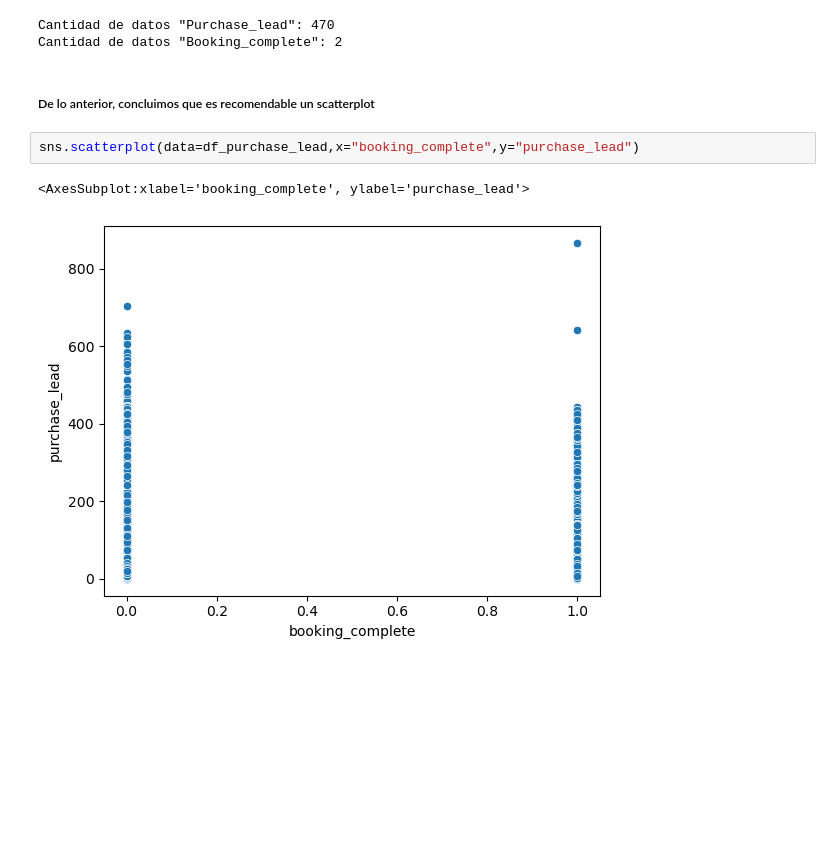
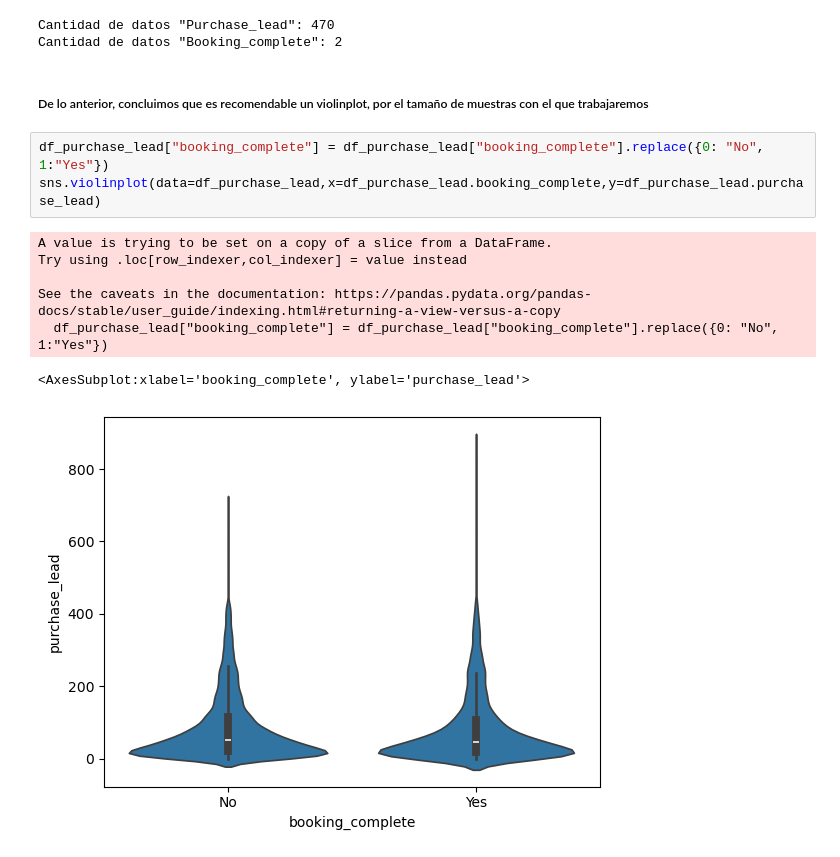
Before and after one commit to CrissRMFI/TP---ORGA, a Jupyter notebook: 01Analisis_airline.ipynb, the cells around one changed output. Drawn from its saved outputs; the diff is of its cells as text; blank space fills up the shorter version.

Commit message:
Seguimos con el analisis, para tratar de predecir el booking_complete == 1

```diff
--- a/01Analisis_airline.ipynb
+++ b/01Analisis_airline.ipynb
@@ -213,9 +213,15 @@ print(f'Cantidad de datos "Booking_complete": {len(df_purchase_lead.booking_comp
 Cantidad de datos "Purchase_lead": 470
 Cantidad de datos "Booking_complete": 2
 # %% [markdown]
-##### De lo anterior, concluimos que es recomendable un scatterplot
+##### De lo anterior, concluimos que es recomendable un violinplot, por el tamaño de muestras con el que trabajaremos
-# %%
-sns.scatterplot(data=df_purchase_lead,x="booking_complete",y="purchase_lead")
-# %% [output]
-<AxesSubplot:xlabel='booking_complete', ylabel='purchase_lead'>
-[figure, removed]
+# %%
+df_purchase_lead["booking_complete"] = df_purchase_lead["booking_complete"].replace({0: "No", 1:"Yes"})
+sns.violinplot(data=df_purchase_lead,x=df_purchase_lead.booking_complete,y=df_purchase_lead.purchase_lead)
+# %% [output]
+A value is trying to be set on a copy of a slice from a DataFrame.
+Try using .loc[row_indexer,col_indexer] = value instead
+
+See the caveats in the documentation: https://pandas.pydata.org/pandas-docs/stable/user_guide/indexing.html#returning-a-view-versus-a-copy
+  df_purchase_lead["booking_complete"] = df_purchase_lead["booking_complete"].replace({0: "No", 1:"Yes"})
+<AxesSubplot:xlabel='booking_complete', ylabel='purchase_lead'>
+[figure, added]
```
Also changed, not shown: parts of 21 cells of this notebook, 3 other files.
